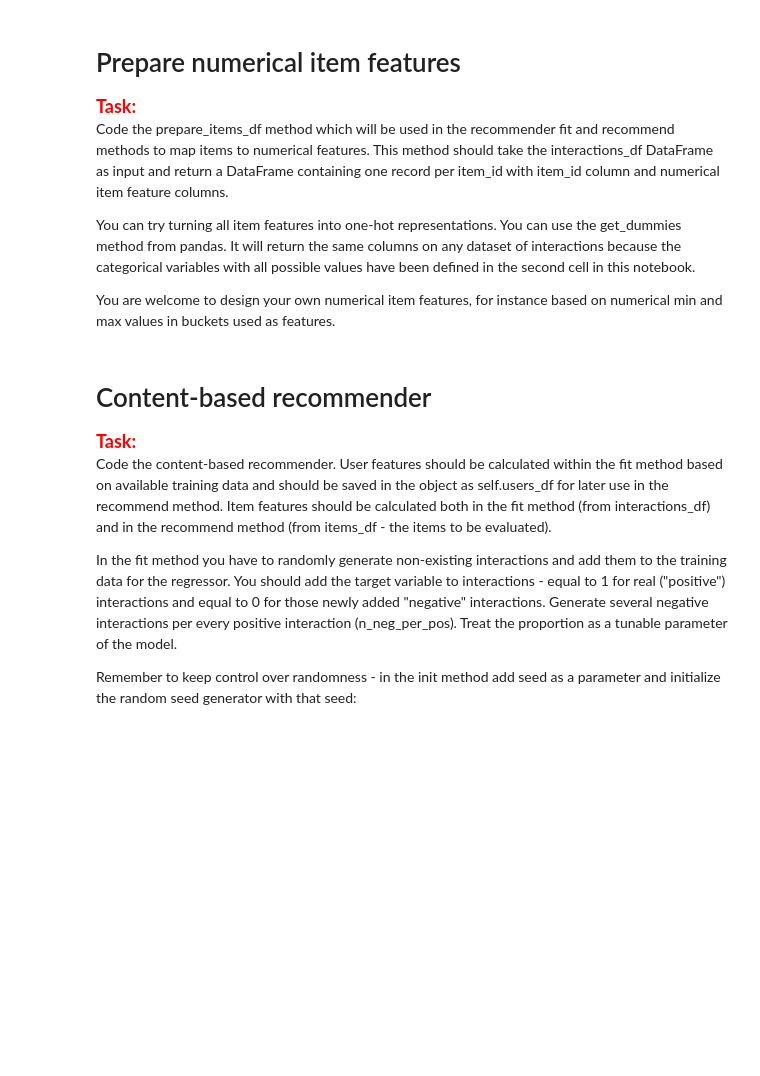
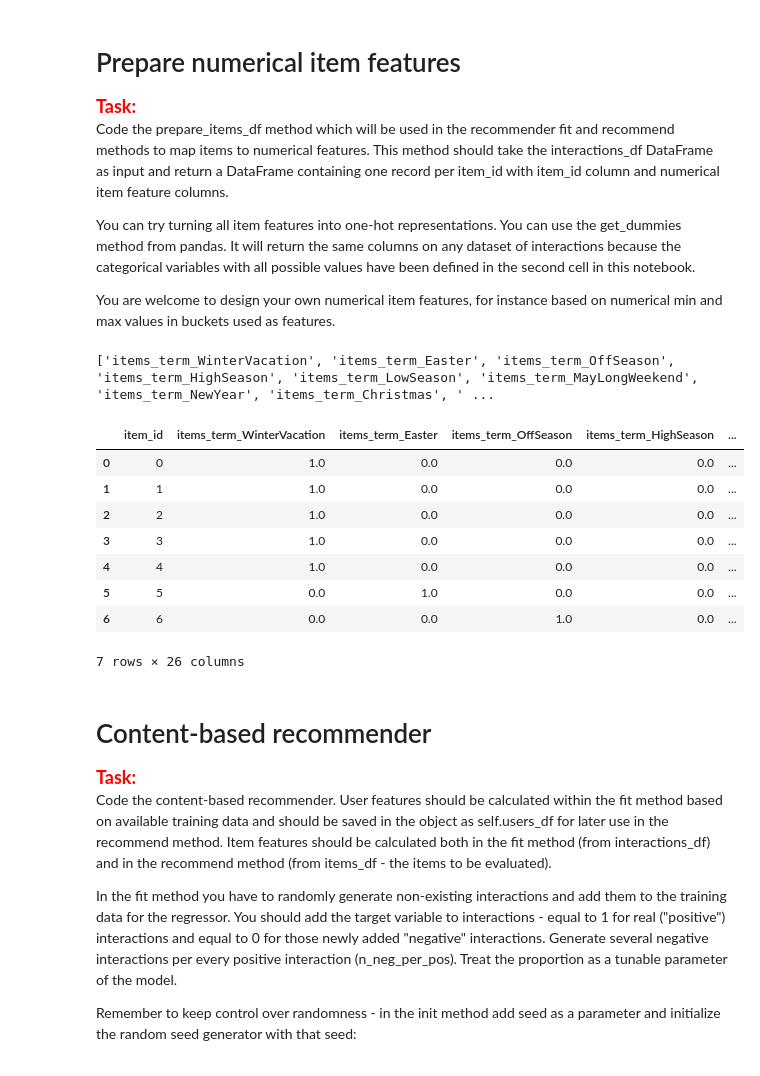
Before and after one commit to Maciasty15/Project_1_recommender, a Jupyter notebook: project_1_recommender_and_evaluation.ipynb, the cells around one changed output. Saved outputs shown, nothing was run; the diff lists cells and outputs as text; code cells hidden in the pictures; blank space fills up the shorter version.

```diff
--- a/project_1_recommender_and_evaluation.ipynb
+++ b/project_1_recommender_and_evaluation.ipynb
@@ -93,16 +132,39 @@ You are welcome to design your own numerical item features, for instance based o
 # %%
 def prepare_items_df(interactions_df):
 
-    # Write your code here
+    interactions_df = interactions_df.drop(['user_id'], axis=1, errors='ignore')
+
+    items_df = pd.get_dummies(interactions_df)
+
+    items_df = items_df.groupby('item_id').mean().reset_index()
+
+    items_df = items_df.rename(columns=lambda x: "items_" + x )
+
+    item_features = list(items_df.columns)
+
+    item_features.remove('items_item_id')
+
+    items_df.rename(columns={'items_item_id':'item_id'}, inplace=True)
 
     return items_df, item_features
 
 
 items_df, item_features = prepare_items_df(interactions_df)
 
 print(item_features)
 
 display(items_df.loc[items_df['item_id'].isin([0, 1, 2, 3, 4, 5, 6])].head(15))
+# %% [output]
+['items_term_WinterVacation', 'items_term_Easter', 'items_term_OffSeason', 'items_term_HighSeason', 'items_term_LowSeason', 'items_term_MayLongWeekend', 'items_term_NewYear', 'items_term_Christmas', ' ...
+|  | item_id | items_term_WinterVacation | items_term_Easter | items_term_OffSeason | items_term_HighSeason | ... |
+| 0 | 0 | 1.0 | 0.0 | 0.0 | 0.0 | ... |
+| 1 | 1 | 1.0 | 0.0 | 0.0 | 0.0 | ... |
+| 2 | 2 | 1.0 | 0.0 | 0.0 | 0.0 | ... |
+| 3 | 3 | 1.0 | 0.0 | 0.0 | 0.0 | ... |
+| 4 | 4 | 1.0 | 0.0 | 0.0 | 0.0 | ... |
+| 5 | 5 | 0.0 | 1.0 | 0.0 | 0.0 | ... |
+| 6 | 6 | 0.0 | 0.0 | 1.0 | 0.0 | ... |
+7 rows × 26 columns
 # %% [markdown]
 # Content-based recommender
 
```
Also changed, not shown: parts of 14 cells of this notebook, 15 other files.
